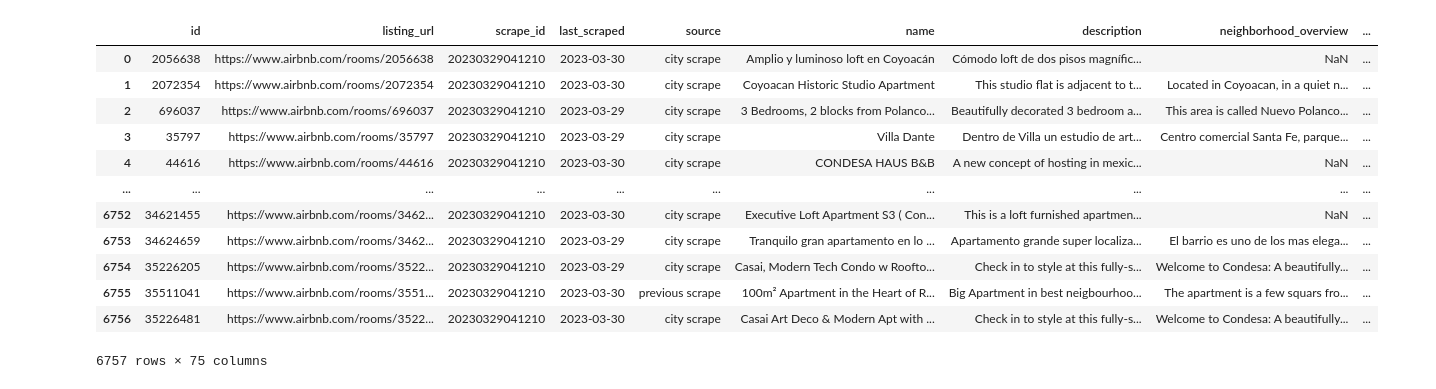
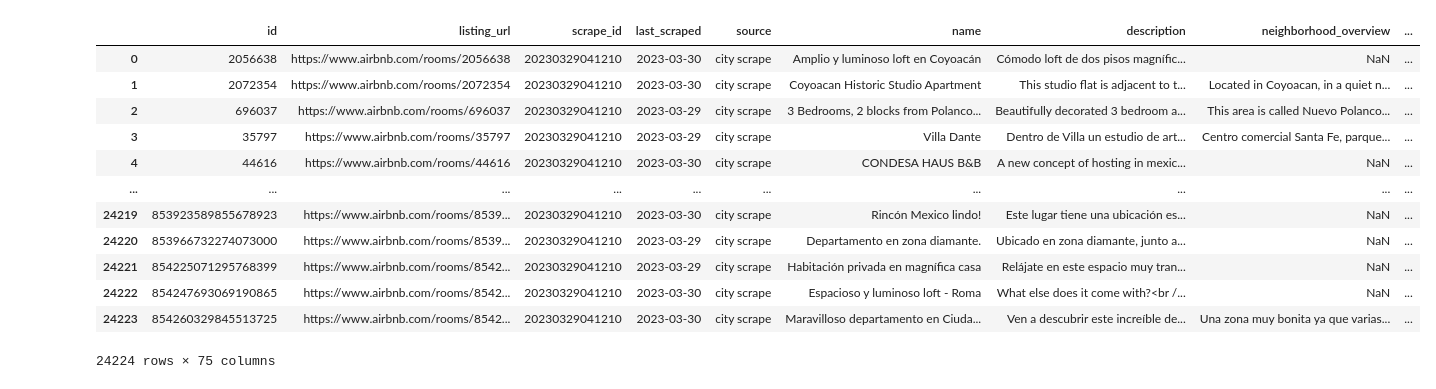
Before and after one commit to karen1203/Actividad_6, a Jupyter notebook: Act6.ipynb, the cells around one changed output. Saved outputs shown, nothing was run; the diff lists cells and outputs as text; code cells hidden in the pictures.

```diff
--- a/Act6.ipynb
+++ b/Act6.ipynb
@@ -27,19 +27,19 @@ Requirement already satisfied: pycparser in /usr/local/lib/python3.10/dist-packa
 # %%
 from funpymodeling.exploratory import freq_tbl
 # %%
-mexico=pd.read_csv('mexico.csv')
+mexico=pd.read_csv('DF_Mexico.csv')
 mexico
 # %% [output]
 |  | id | listing_url | scrape_id | last_scraped | source | name | description | neighborhood_overview | ... |
 | 0 | 2056638 | https://www.airbnb.com/rooms/2056638 | 20230329041210 | 2023-03-30 | city scrape | Amplio y luminoso loft en Coyoacán | Cómodo loft de dos pisos magnífic... | NaN | ... |
 | 1 | 2072354 | https://www.airbnb.com/rooms/2072354 | 20230329041210 | 2023-03-30 | city scrape | Coyoacan Historic Studio Apartment | This studio flat is adjacent to t... | Located in Coyoacan, in a quiet n... | ... |
 | 2 | 696037 | https://www.airbnb.com/rooms/696037 | 20230329041210 | 2023-03-29 | city scrape | 3 Bedrooms, 2 blocks from Polanco... | Beautifully decorated 3 bedroom a... | This area is called Nuevo Polanco... | ... |
 | 3 | 35797 | https://www.airbnb.com/rooms/35797 | 20230329041210 | 2023-03-29 | city scrape | Villa Dante | Dentro de Villa un estudio de art... | Centro comercial Santa Fe, parque... | ... |
 | 4 | 44616 | https://www.airbnb.com/rooms/44616 | 20230329041210 | 2023-03-30 | city scrape | CONDESA HAUS B&B | A new concept of hosting in mexic... | NaN | ... |
 | ... | ... | ... | ... | ... | ... | ... | ... | ... | ... |
-| 6752 | 34621455 | https://www.airbnb.com/rooms/3462... | 20230329041210 | 2023-03-30 | city scrape | Executive Loft Apartment S3 ( Con... | This is a loft furnished apartmen... | NaN | ... |
-| 6753 | 34624659 | https://www.airbnb.com/rooms/3462... | 20230329041210 | 2023-03-29 | city scrape | Tranquilo gran apartamento en lo ... | Apartamento grande super localiza... | El barrio es uno de los mas elega... | ... |
-| 6754 | 35226205 | https://www.airbnb.com/rooms/3522... | 20230329041210 | 2023-03-29 | city scrape | Casai, Modern Tech Condo w Roofto... | Check in to style at this fully-s... | Welcome to Condesa: A beautifully... | ... |
-| 6755 | 35511041 | https://www.airbnb.com/rooms/3551... | 20230329041210 | 2023-03-30 | previous scrape | 100m² Apartment in the Heart of R... | Big Apartment in best neigbourhoo... | The apartment is a few squars fro... | ... |
-| 6756 | 35226481 | https://www.airbnb.com/rooms/3522... | 20230329041210 | 2023-03-30 | city scrape | Casai Art Deco & Modern Apt with ... | Check in to style at this fully-s... | Welcome to Condesa: A beautifully... | ... |
+| 24219 | 853923589855678923 | https://www.airbnb.com/rooms/8539... | 20230329041210 | 2023-03-30 | city scrape | Rincón Mexico lindo! | Este lugar tiene una ubicación es... | NaN | ... |
+| 24220 | 853966732274073000 | https://www.airbnb.com/rooms/8539... | 20230329041210 | 2023-03-29 | city scrape | Departamento en zona diamante. | Ubicado en zona diamante, junto a... | NaN | ... |
+| 24221 | 854225071295768399 | https://www.airbnb.com/rooms/8542... | 20230329041210 | 2023-03-29 | city scrape | Habitación privada en magnífica casa | Relájate en este espacio muy tran... | NaN | ... |
+| 24222 | 854247693069190865 | https://www.airbnb.com/rooms/8542... | 20230329041210 | 2023-03-30 | city scrape | Espacioso y luminoso loft - Roma | What else does it come with?<br /... | NaN | ... |
+| 24223 | 854260329845513725 | https://www.airbnb.com/rooms/8542... | 20230329041210 | 2023-03-30 | city scrape | Maravilloso departamento en Ciuda... | Ven a descubrir este increíble de... | Una zona muy bonita ya que varias... | ... |
-6757 rows × 75 columns
+24224 rows × 75 columns
```
Also changed, not shown: parts of 44 cells of this notebook.
